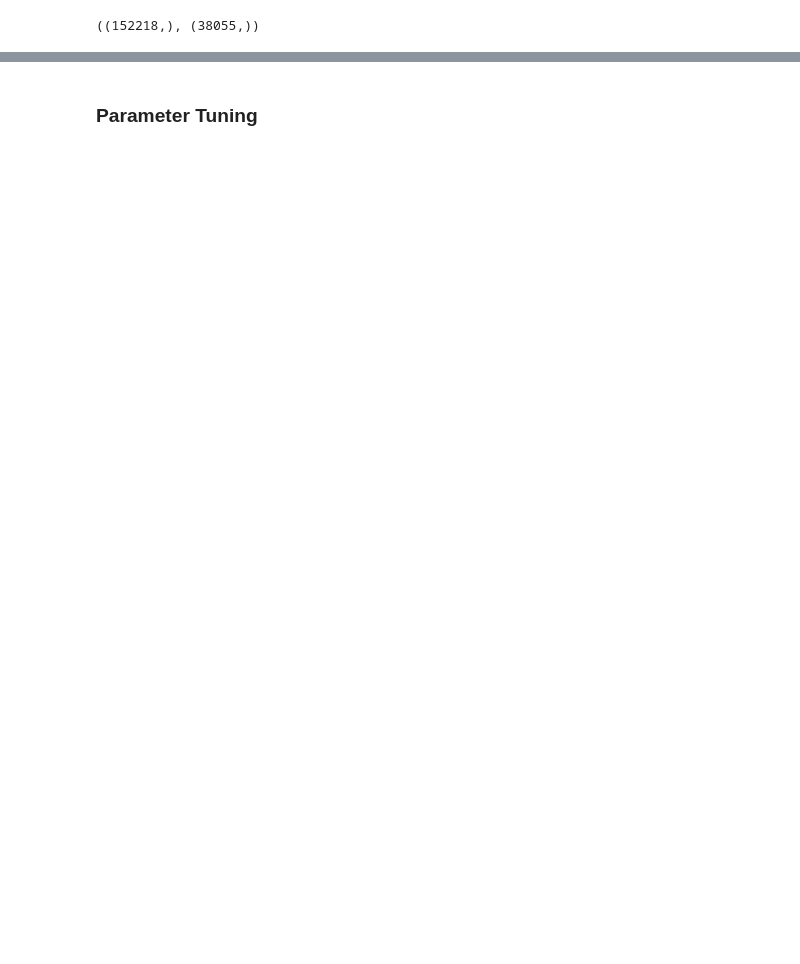
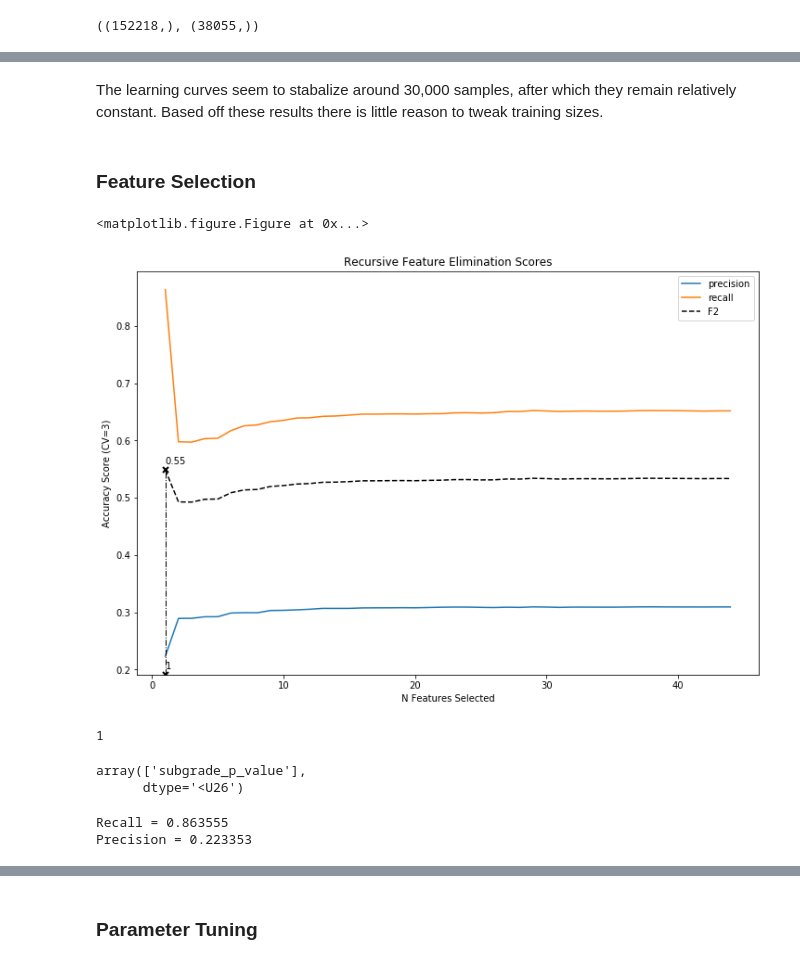
Before and after one commit to dmahler26/K2-Data-Science, a Jupyter notebook: Projects/Project #2 - ML Lending Club/notebooks/3.1 - Default Classification - Logistic Regression.ipynb, the cells around one changed output, grey strips where cells are left out. Saved outputs shown, nothing was run; the diff lists cells and outputs as text; code cells hidden in the pictures; blank space fills up the shorter version.

```diff
--- a/Projects/Project #2 - ML Lending Club/notebooks/3.1 - Default Classification - Logistic Regression.ipynb
+++ b/Projects/Project #2 - ML Lending Club/notebooks/3.1 - Default Classification - Logistic Regression.ipynb
@@ -123,0 +174,24 @@ X_train, X_val, y_train, y_val = train_test_split(X_train_full, y_train_full, te
+# %% [markdown]
+The learning curves seem to stabalize around 30,000 samples, after which they remain relatively constant. Based off these results there is little reason to tweak training sizes.
+# %% [markdown]
+### Feature Selection
+# %%
+RFE_scores = my_func.plot_RFE(LogisticRegression(class_weight='balanced'), X_train, y_train, f_score=True, beta=2, n_jobs=4)
+# %% [output]
+<matplotlib.figure.Figure at 0x...>
+[figure, added]
+# %%
+RFE_scores['recall'].n_features_
+# %% [output]
+1
+# %%
+np.array(get_feature_prep_columns(feature_prep))[RFE_scores['recall'].get_support()]
+# %% [output]
+array(['subgrade_p_value'],
+      dtype='<U26')
+# %%
+print('Recall = {:.6f}'.format(RFE_scores['recall'].grid_scores_[0]))
+print('Precision = {:.6f}'.format(RFE_scores['precision'].grid_scores_[0]))
+# %% [output]
+Recall = 0.863555
+Precision = 0.223353
```
Also changed, not shown: parts of 158 cells of this notebook, 7 other files.
